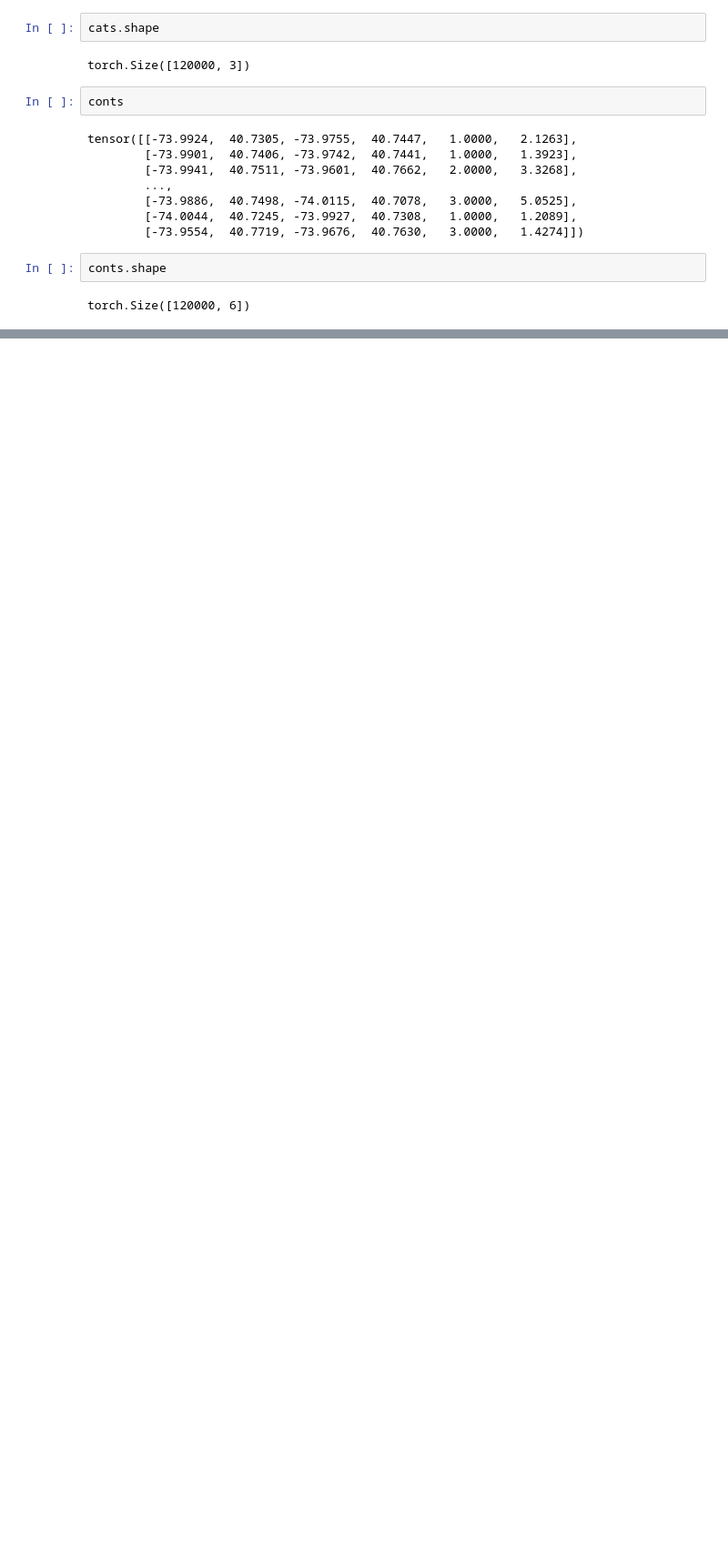
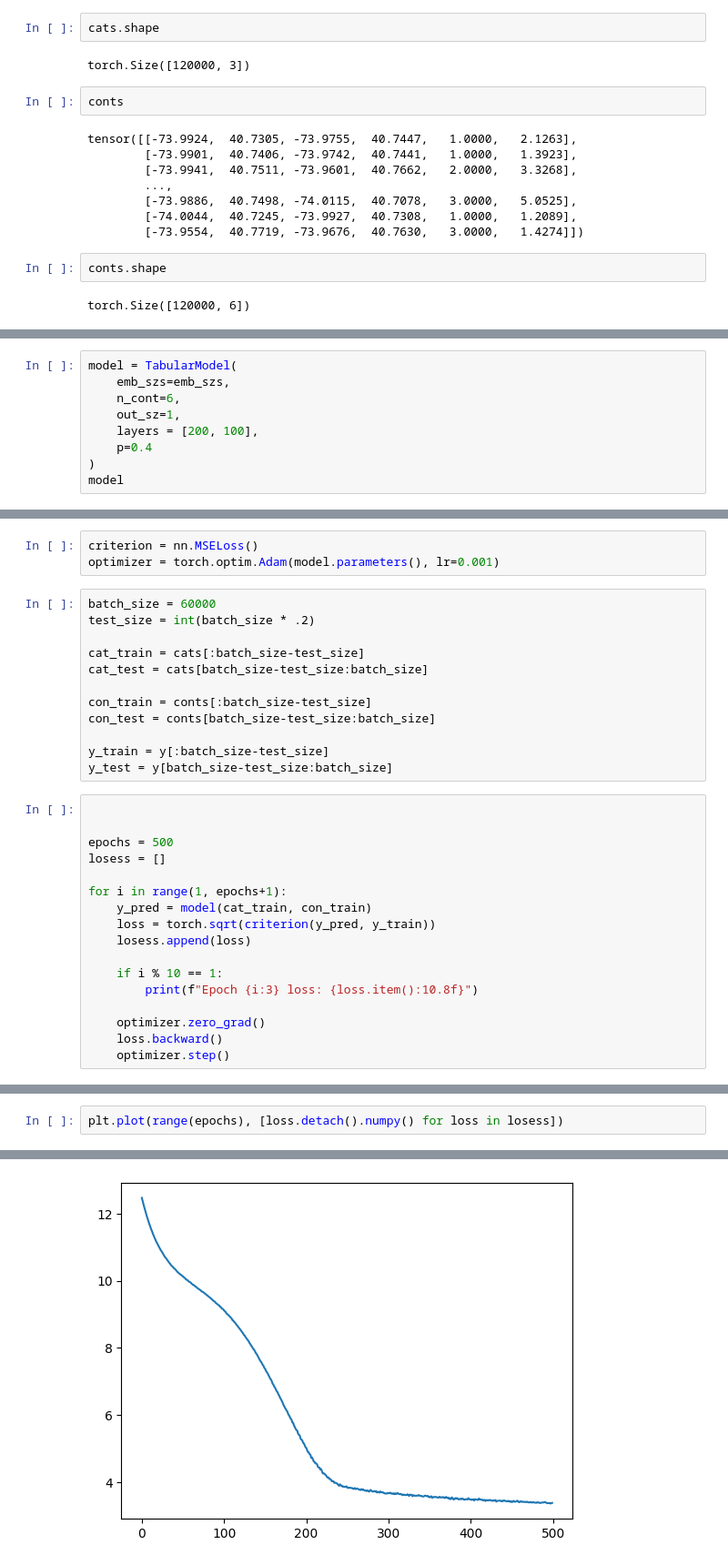
Before and after one commit to rkorzen/DL_22_11_2025, a Jupyter notebook: 20_ANN/taxi.ipynb, the cells around one changed output, grey strips where cells are left out. Shown at 91% size. Saved outputs shown, nothing was run; the diff lists cells and outputs as text; blank space fills up the shorter version.

```diff
--- a/20_ANN/taxi.ipynb
+++ b/20_ANN/taxi.ipynb
@@ -242,0 +316,9 @@ torch.Size([120000, 6])
+# %%
+model = TabularModel(
+    emb_szs=emb_szs,
+    n_cont=6,
+    out_sz=1,
+    layers = [200, 100],
+    p=0.4
+)
+model
@@ -242,0 +346,32 @@ torch.Size([120000, 6])
+# %%
+criterion = nn.MSELoss()
+optimizer = torch.optim.Adam(model.parameters(), lr=0.001)
+# %%
+batch_size = 60000
+test_size = int(batch_size * .2)
+
+cat_train = cats[:batch_size-test_size]
+cat_test = cats[batch_size-test_size:batch_size]
+
+con_train = conts[:batch_size-test_size]
+con_test = conts[batch_size-test_size:batch_size]
+
+y_train = y[:batch_size-test_size]
+y_test = y[batch_size-test_size:batch_size]
+# %%
+
+
+epochs = 500
+losess = []
+
+for i in range(1, epochs+1):
+    y_pred = model(cat_train, con_train)
+    loss = torch.sqrt(criterion(y_pred, y_train))
+    losess.append(loss)
+
+    if i % 10 == 1:
+        print(f"Epoch {i:3} loss: {loss.item():10.8f}")
+
+    optimizer.zero_grad()
+    loss.backward()
+    optimizer.step()
@@ -242,0 +396,3 @@ torch.Size([120000, 6])
+# %%
+plt.plot(range(epochs), [loss.detach().numpy() for loss in losess])
+# %% [output]
@@ -242,0 +400 @@ torch.Size([120000, 6])
+[figure, added]
```
Also changed, not shown: parts of 16 cells of this notebook, 14 other files.
